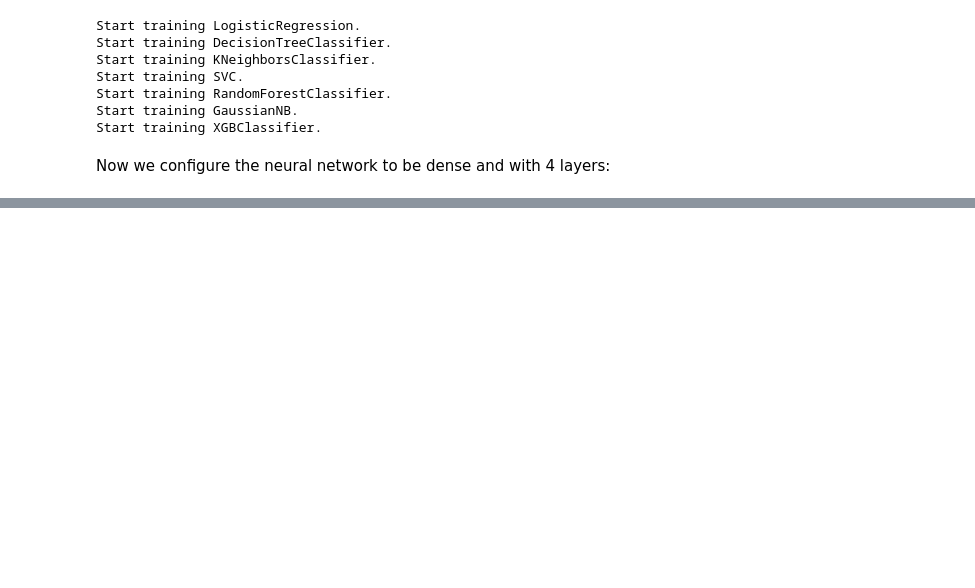
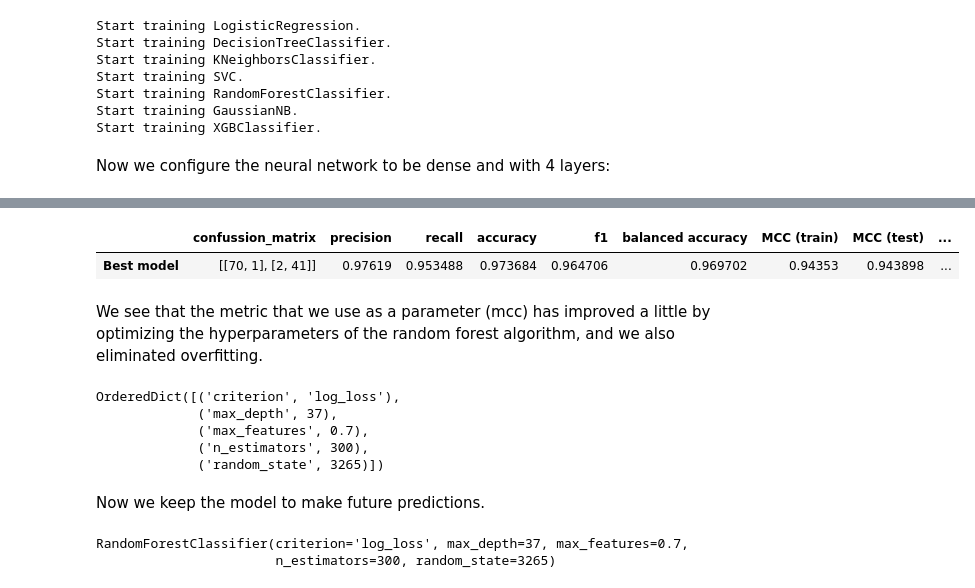
Before and after one commit to HGalletti/CancerDetection, a Jupyter notebook: Cancer detection.ipynb, the cells around one changed output, grey strips where cells are left out. Saved outputs shown, nothing was run; the diff lists cells and outputs as text; code cells hidden in the pictures; blank space fills up the shorter version.

```diff
--- a/Cancer detection.ipynb
+++ b/Cancer detection.ipynb
@@ -600,0 +679,47 @@ We see that the first two models have the same confusion matrix (and therefore,
+# %%
+# Fill a table of final results
+
+start_predict_time = time.time()
+y_pred = bayesian.predict(x_test)
+end_predict_time = time.time()
+predict_time = round(end_predict_time-start_predict_time, 5)
+
+y_last_pred = bayesian.predict(x_last) #Prediction with the training
+
+results_last_dict = {'confussion_matrix': confusion_matrix(y_test, y_pred),
+                    'precision': precision_score(y_test, y_pred),
+                    'recall': recall_score(y_test, y_pred),
+                    'accuracy': accu(y_test, y_pred),
+                    'f1': f1_score(y_test, y_pred),
+                    'balanced accuracy': bas(y_test, y_pred),
+                    'MCC (train)': max(pd.DataFrame(bayesian.cv_results_)['mean_test_score']),
+                    'MCC (test)': mcc(y_test, y_pred),
+                    'predict time': predict_time,
+                     'total time (bayesian search)': round(end_time-start_time, 5),
+                     'n_trainings': pd.DataFrame(bayesian.cv_results_).shape[0] * cv
+                                                }
+# %%
+final_result = pd.DataFrame.from_dict(results_last_dict, orient='index').T
+final_result= final_result.rename(index={final_result.index[0]: 'Best model'})
+final_result
+# %% [output]
+|  | confussion_matrix | precision | recall | accuracy | f1 | balanced accuracy | MCC (train) | MCC (test) | ... |
+| Best model | [[70, 1], [2, 41]] | 0.97619 | 0.953488 | 0.973684 | 0.964706 | 0.969702 | 0.94353 | 0.943898 | ... |
+# %% [markdown]
+We see that the metric that we use as a parameter (mcc) has improved a little by optimizing the hyperparameters of the random forest algorithm, and we also eliminated overfitting.
+# %%
+bayesian.best_params_
+# %% [output]
+OrderedDict([('criterion', 'log_loss'),
+             ('max_depth', 37),
+             ('max_features', 0.7),
+             ('n_estimators', 300),
+             ('random_state', 3265)])
+# %% [markdown]
+Now we keep the model to make future predictions.
+# %%
+best_model=RFC(criterion= 'log_loss', max_depth=37, max_features=0.7,n_estimators=300, random_state=3265 )
+best_model
+# %% [output]
+RandomForestClassifier(criterion='log_loss', max_depth=37, max_features=0.7,
+                       n_estimators=300, random_state=3265)
```
Also changed, not shown: parts of 15 cells of this notebook.
